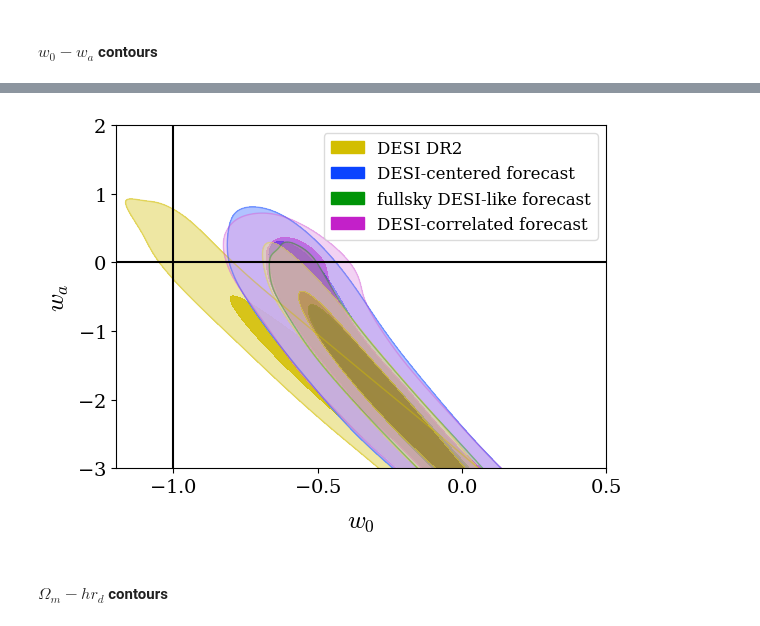
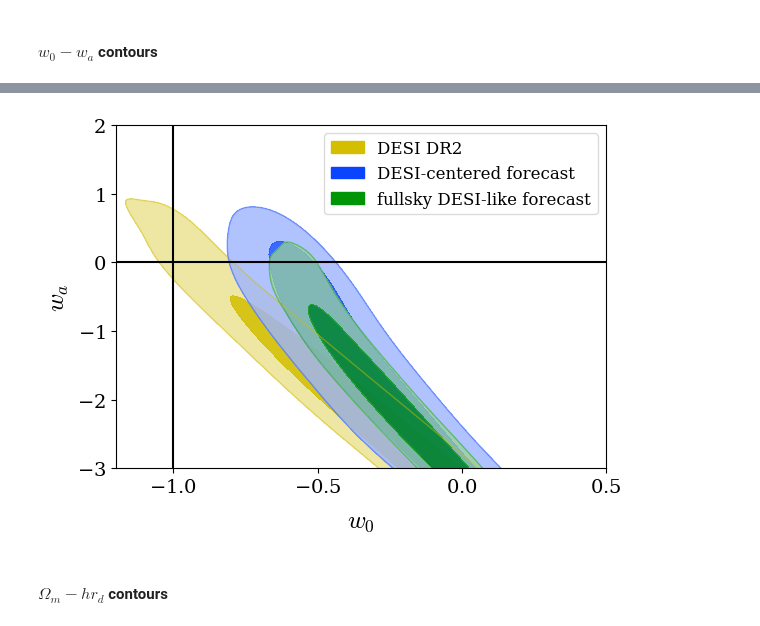
Before and after one commit to AdrienGond/PDM2026, a Jupyter notebook: notebooks/Forecast_analysis.ipynb, the cells around one changed output, grey strips where cells are left out. Drawn from its saved outputs; the diff is of its cells as text; code cells hidden in the pictures.

```diff
--- a/notebooks/Forecast_analysis.ipynb
+++ b/notebooks/Forecast_analysis.ipynb
@@ -125,7 +125,7 @@ Effective Sample Size for \Omega_m: 24, 71, 92, 52
 # %% [markdown]
 ### individual chains
 # %%
-path = r"C:\EPFL\MA4\code\PDM2026\forecast_chains\LCDM\DESI2_fullsky\Rminus1_stop_point05\run1"
+path = r"C:\EPFL\MA4\code\PDM2026\forecast_chains\LCDM\DESI2_fullsky\Rminus1_stop_point01\run1"
 ranks = [1, 2, 3, 4]
 files = [path + '.' + str(i) + ".txt" for i in ranks]
 
@@ -332,16 +212,0 @@ gdplot.triangle_plot(gd_sample, names, filled=True)
-# %%
-ranks = [1, 2, 3, 4]
-files = [path + '.' + str(i) + ".txt" for i in ranks]
-
-samples = [[] for _ in range(len(ranks))]
-
-names = [r"hr_\mathrm{drag}", r"\Omega_m"] # --> 2 et 6
-# names = [r"hr_\mathrm{drag}", r"\Omega_ch^2", r"\Omega_m"] # --> 2, 3 et 6
-
-for i in range(len(files)):
-    print("File", i, ":", files[i])
-    truc = np.loadtxt(files[i])
-    dat = [truc[:, 2], truc[:, 6]]
-    # dat = [truc[:, 2], truc[:, 3], truc[:, 6]]
-    dat = np.array(dat)
-    samples[i] = dat.T
@@ -353,9 +212,0 @@ File 3 : C:\EPFL\MA4\code\PDM2026\forecast_chains\w_wa\DESI2_fullsky\Rminus1_sto
-# %%
-gd_sample = [[] for _ in range(len(samples))]
-
-for i in range(len(samples)):
-    print("Samples shape", i, ":", samples[i].shape)
-    gd_sample[i] = MCSamples(samples=samples[i], names=names,  labels=names, label='n'+str(i+1))
-
-gdplot = gdplt.get_subplot_plotter()
-gdplot.triangle_plot(gd_sample, names, filled=True)
@@ -471,7 +312,7 @@ gdplot.settings.solid_colors = contour_colors
 #         {'color': contour_colors[3], 'ls': '--'},
 #     ]
 # )
-gdplot.plot_2d(gd_sample, 'w', 'wa',
+gdplot.plot_2d([gd_sample[i] for i in [0, 1, 2]], 'w', 'wa',
     filled=[True, True, True, True],
     line_args=[
         {'color': contour_colors[0]},
@@ -507,36 +348,36 @@ ax.axvline(-1, color='k', ls='-')
 #     mpatches.Patch(color=contour_colors[0], label='DESI+CMB+Union3'),
 #     mpatches.Patch(color=contour_colors[2], label='DESI+CMB+DESY5'),
 #     mlines.Line2D([], [], color=contour_colors[3], ls='--',
 #                   label=r'DESI+CMB'),
 #     mlines.Line2D([], [], color=c_mirage, ls='-',
 #                   label=r'Mirage $\simeq -3.66(w_0+1)$'),
 #     mlines.Line2D([], [], color=c_perp,   ls='--',
 #                   label=r'$\perp$: $w_a = 3.66(w_0+1)$'),
 #     mlines.Line2D([], [], color=c_para,   ls='-.',
 #                   label=r'$\parallel$: $w_a = -3.66(w_0+0.8)$'),
 #     mlines.Line2D([], [], color=c_nec,    ls=':',
 #                   label=r'NEC: $w_a = -(w_0+1)$'),
 #     mlines.Line2D([], [], color=c_steep,  ls=':',
 #                   label=r'$w_a = -6(w_0+1)$')#,
 # ]
 
 legend_handles = [
     mpatches.Patch(color=contour_colors[0], label='DESI DR2'),
     mpatches.Patch(color=contour_colors[1], label='DESI-centered forecast'),
-    mpatches.Patch(color=contour_colors[2], label='fullsky DESI-like forecast'),
-    mpatches.Patch(color=contour_colors[3], label='DESI-correlated forecast')
+    mpatches.Patch(color=contour_colors[2], label='fullsky DESI-like forecast')#,
+    # mpatches.Patch(color=contour_colors[3], label='DESI-correlated forecast')
     ]
 
 ax.legend(handles=legend_handles, fontsize=12, framealpha=0.7)
 
 ax.set_xlim(-1.2, 0.5)
 ax.set_ylim(-3, 2)
 
 fig = gdplot.fig
 path_to_fig = r'C:\EPFL\MA4\code\PDM2026\figures'
 # fig.savefig(path_to_fig + r'\forecast\w_wa_fullsky_DESI_centered.png', dpi=300)
 # %% [output]
-[figure, old version]
+[figure, new version]
 # %% [markdown]
 #### $\Omega_m - hr_d$ contours
 # %%
```
Also changed, not shown: parts of 13 cells of this notebook, 22 other files.
